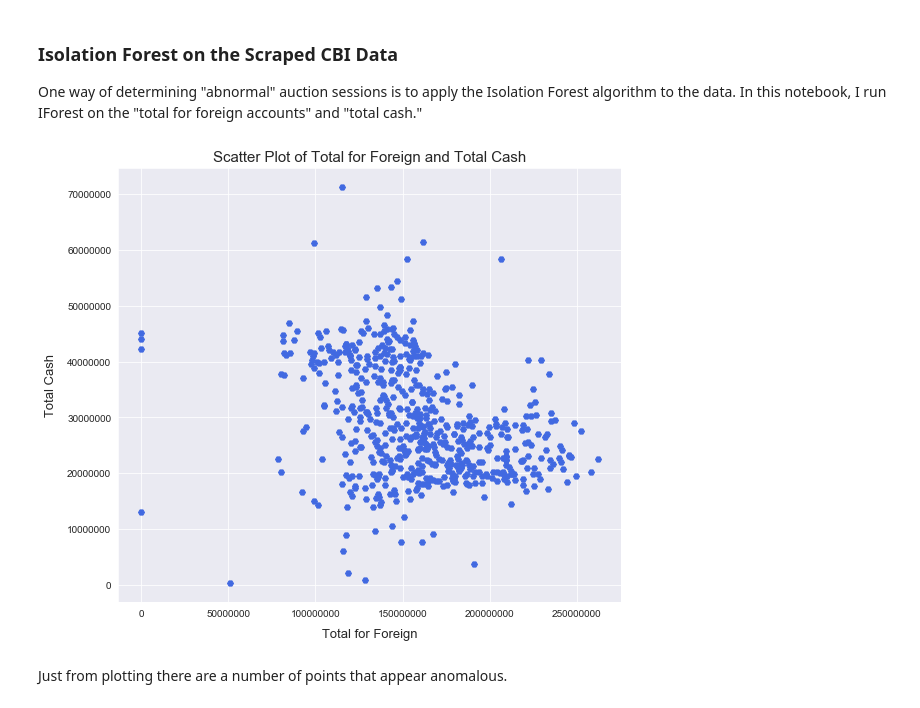
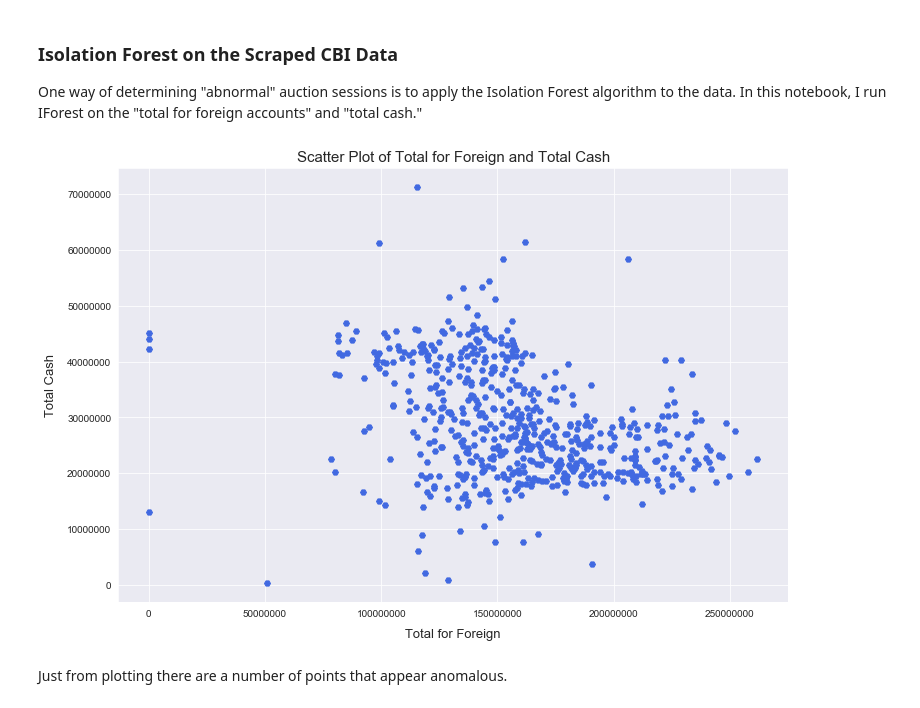
Before and after one commit to mpky/CBI_Project, a Jupyter notebook: notebooks/iforest_cbi.ipynb, the cells around one changed output. Cells and saved outputs as stored; diff of their text form; code cells hidden in the pictures.

```diff
--- a/notebooks/iforest_cbi.ipynb
+++ b/notebooks/iforest_cbi.ipynb
@@ -19,17 +20,18 @@ pd.set_option('display.float_format', lambda x: '%.3f' % x)
 auction_df = pd.read_csv('../data/processed/processed.csv')
 # %%
-plt.figure(figsize=(9,8))
+# Scatter plot to show distribution of the two amounts
+plt.figure(figsize=(12,8))
 plt.scatter(x=auction_df['total_for_foreign'],
             y=auction_df['total_cash'],
             c='royalblue',marker='H'
            )
 plt.xlabel('Total for Foreign',labelpad=10,fontsize=13)
 plt.ylabel('Total Cash',labelpad=10,fontsize=13)
 plt.ticklabel_format(useOffset=False, style='plain')
 plt.title('Scatter Plot of Total for Foreign and Total Cash',fontsize=15)
 plt.show()
 # %% [output]
-[figure, old version]
+[figure, new version]
 # %% [markdown]
 Just from plotting there are a number of points that appear anomalous.
 # %% [markdown]
```
Also changed, not shown: parts of 7 cells of this notebook.
